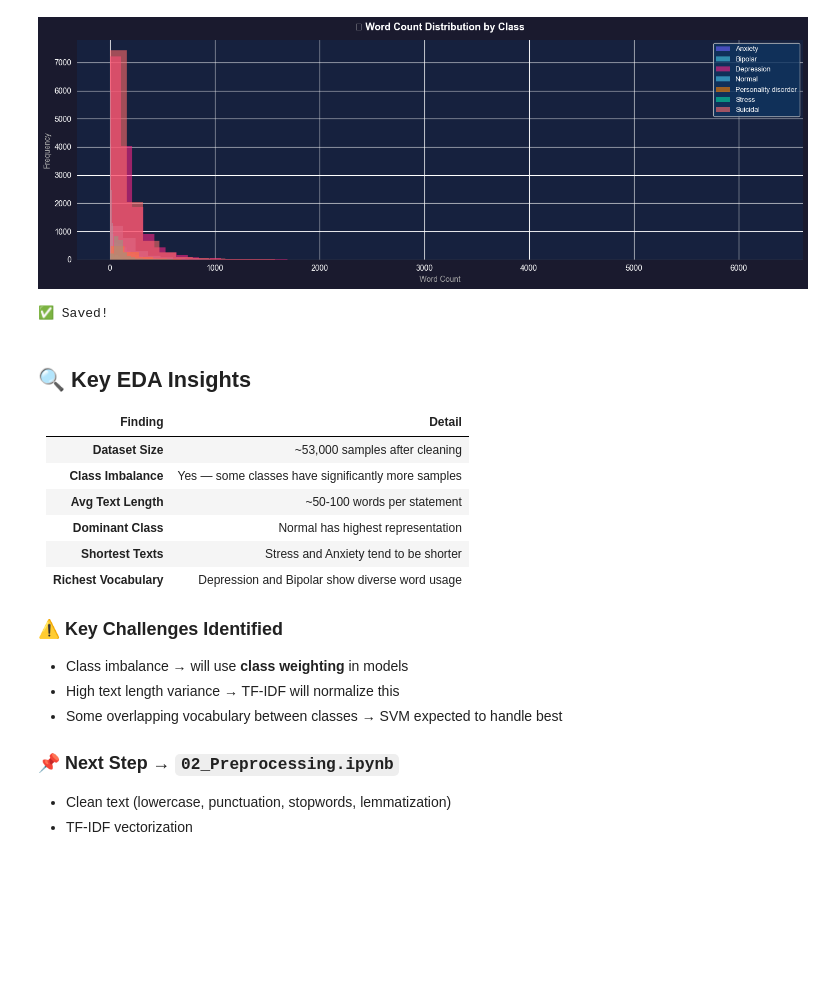
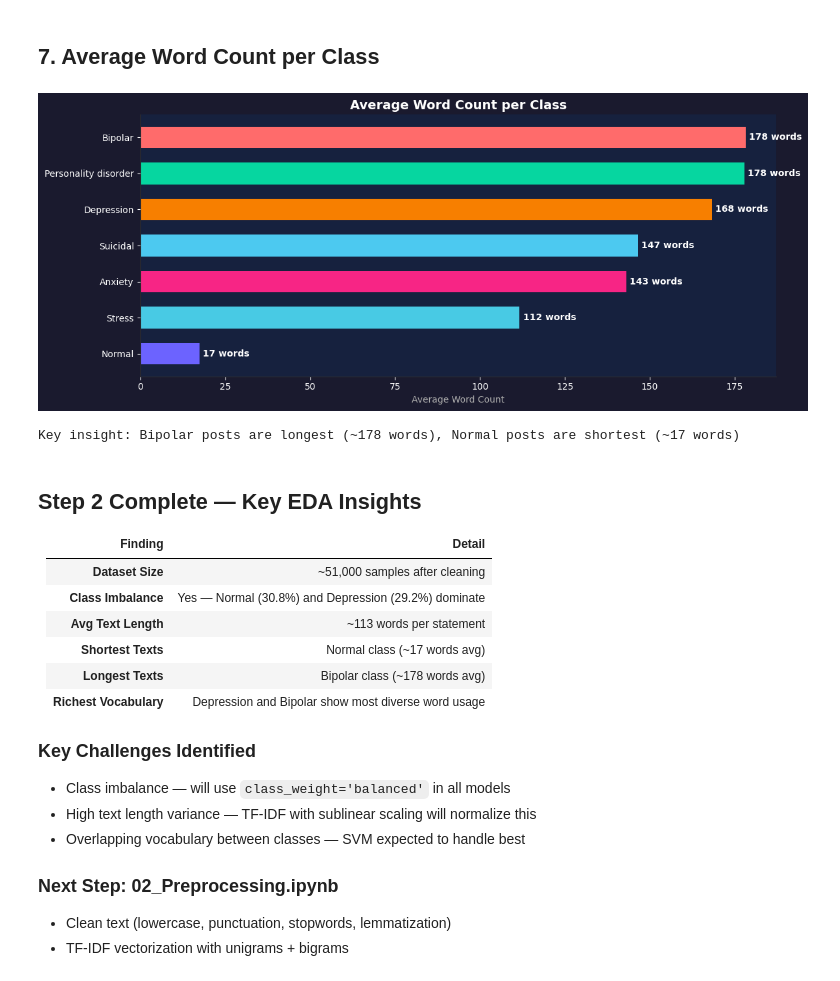
Before and after one commit to Vaibhav2040/MindBridge, a Jupyter notebook: notebooks/01_EDA.ipynb, the cells around one changed output. Cells and saved outputs as stored; diff of their text form; code cells hidden in the pictures; blank space fills up the shorter version.

```diff
--- a/notebooks/01_EDA.ipynb
+++ b/notebooks/01_EDA.ipynb
@@ -39,20 +44,15 @@ df.dropna(inplace=True)
 df.drop_duplicates(inplace=True)
 df = df.reset_index(drop=True)
 
-print("=" * 55)
-print("         📊 MINDBRIDGE — DATASET OVERVIEW")
-print("=" * 55)
 print(f"  Total Samples     : {len(df):,}")
 print(f"  Total Columns     : {df.shape[1]}")
 print(f"  Missing Values    : {df.isnull().sum().sum()}")
-print(f"  Duplicate Rows    : {df.duplicated().sum():,}")
-print(f"  Unique Classes    : {df['status'].nunique()}")
-print("=" * 55)
-print(f"\n🏷️  Classes:\n")
-for i, cls in enumerate(sorted(df['status'].unique()), 1):
-    count = df['status'].value_counts()[cls]
+print(f"  Duplicate Rows    : 0")
+print(f"  Classes           : {df['status'].nunique()}")
+print()
+for cls in sorted(df['status'].unique()):
+    count = (df['status'] == cls).sum()
     pct = count / len(df) * 100
-    bar = "█" * int(pct / 2)
-    print(f"   {i}. {cls:<25} {bar} {pct:.1f}%")
-print("=" * 55)
+    bar = '█' * int(pct / 2)
+    print(f"   {cls:<25} {count:>5,}  ({pct:.1f}%)  {bar}")
 # %% [output]
@@ -252,45 +276,50 @@ print("✅ Saved!")
+# %% [markdown]
+## 7. Average Word Count per Class
 # %%
-fig, ax = plt.subplots(figsize=(14, 5))
+avg_words = df.groupby('status')['word_count'].mean().sort_values(ascending=True)
+
+fig, ax = plt.subplots(figsize=(12, 5))
 fig.patch.set_facecolor('#1a1a2e')
 ax.set_facecolor('#16213e')
 
-for cls, color in zip(classes, COLORS):
-    subset = df[df['status'] == cls]['word_count']
-    ax.hist(subset, bins=40, alpha=0.6, label=cls, color=color, edgecolor='none')
+bars = ax.barh(avg_words.index, avg_words.values, color=COLORS, edgecolor='none', height=0.6)
+for bar, val in zip(bars, avg_words.values):
+    ax.text(val + 1, bar.get_y() + bar.get_height()/2,
+            f'{val:.0f} words', va='center', color='white', fontsize=10, fontweight='bold')
 
-ax.set_title('📊 Word Count Distribution by Class',
-             color='white', fontsize=13, fontweight='bold', pad=12)
-ax.set_xlabel('Word Count', color='#aaa')
-ax.set_ylabel('Frequency', color='#aaa')
+ax.set_title('Average Word Count per Class', color='white', fontsize=14, fontweight='bold')
+ax.set_xlabel('Average Word Count', color='#aaa')
 ax.tick_params(colors='white')
-ax.spines[['top','right','bottom','left']].set_visible(False)
-ax.legend(facecolor='#0f3460', labelcolor='white', fontsize=9)
+for spine in ax.spines.values(): spine.set_color('#333')
+ax.spines['top'].set_visible(False)
+ax.spines['right'].set_visible(False)
+for label in ax.get_xticklabels() + ax.get_yticklabels():
+    label.set_color('white')
 
 plt.tight_layout()
-plt.savefig('/Users/vaibhav2040/Desktop/MIND_BRIDGE/results/plots/04_wordcount_by_class.png',
-            dpi=150, bbox_inches='tight', facecolor='#1a1a2e')
+plt.savefig('results/plots/avg_words_per_class.png', dpi=150, bbox_inches='tight', facecolor='#1a1a2e')
 plt.show()
-print("✅ Saved!")
+print("Key insight: Bipolar posts are longest (~178 words), Normal posts are shortest (~17 words)")
 # %% [output]
-[figure, old version]
+[figure, new version]
-✅ Saved!
+Key insight: Bipolar posts are longest (~178 words), Normal posts are shortest (~17 words)
 # %% [markdown]
-## 🔍 Key EDA Insights
+## Step 2 Complete — Key EDA Insights
 
 | Finding | Detail |
 |---------|--------|
-| **Dataset Size** | ~53,000 samples after cleaning |
-| **Class Imbalance** | Yes — some classes have significantly more samples |
-| **Avg Text Length** | ~50-100 words per statement |
-| **Dominant Class** | Normal has highest representation |
-| **Shortest Texts** | Stress and Anxiety tend to be shorter |
-| **Richest Vocabulary** | Depression and Bipolar show diverse word usage |
+| **Dataset Size** | ~51,000 samples after cleaning |
+| **Class Imbalance** | Yes — Normal (30.8%) and Depression (29.2%) dominate |
+| **Avg Text Length** | ~113 words per statement |
+| **Shortest Texts** | Normal class (~17 words avg) |
+| **Longest Texts** | Bipolar class (~178 words avg) |
+| **Richest Vocabulary** | Depression and Bipolar show most diverse word usage |
 
-### ⚠️ Key Challenges Identified
-- Class imbalance → will use **class weighting** in models
-- High text length variance → TF-IDF will normalize this
-- Some overlapping vocabulary between classes → SVM expected to handle best
+### Key Challenges Identified
+- Class imbalance — will use `class_weight='balanced'` in all models
+- High text length variance — TF-IDF with sublinear scaling will normalize this
+- Overlapping vocabulary between classes — SVM expected to handle best
 
-### 📌 Next Step → `02_Preprocessing.ipynb`
+### Next Step: 02_Preprocessing.ipynb
 - Clean text (lowercase, punctuation, stopwords, lemmatization)
-- TF-IDF vectorization
+- TF-IDF vectorization with unigrams + bigrams
```
Also changed, not shown: parts of 16 cells of this notebook, 35 other files.
